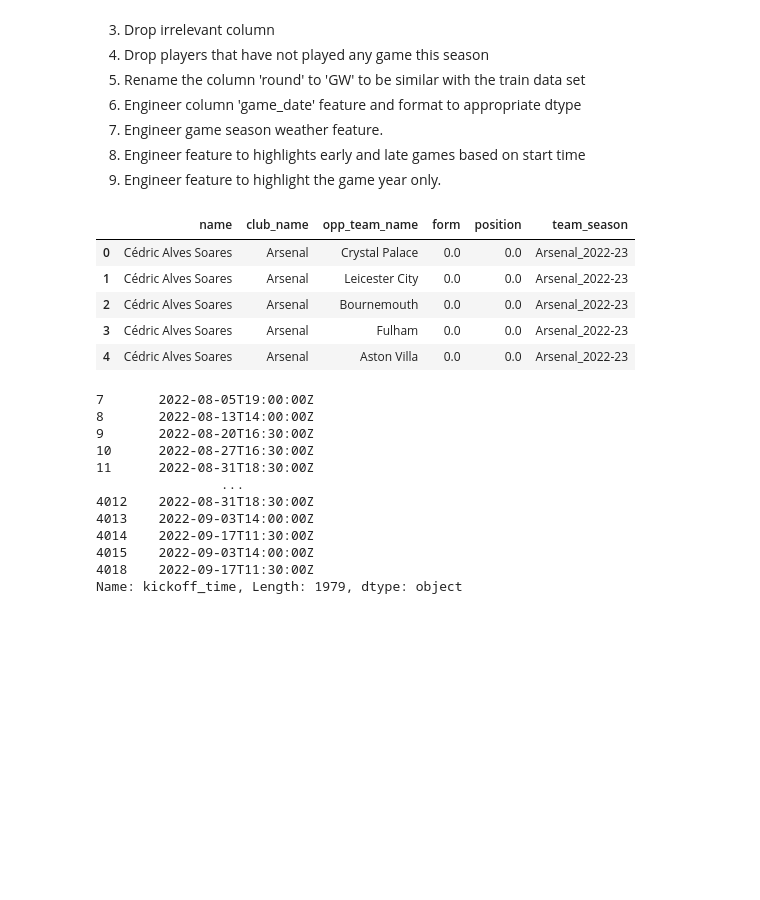
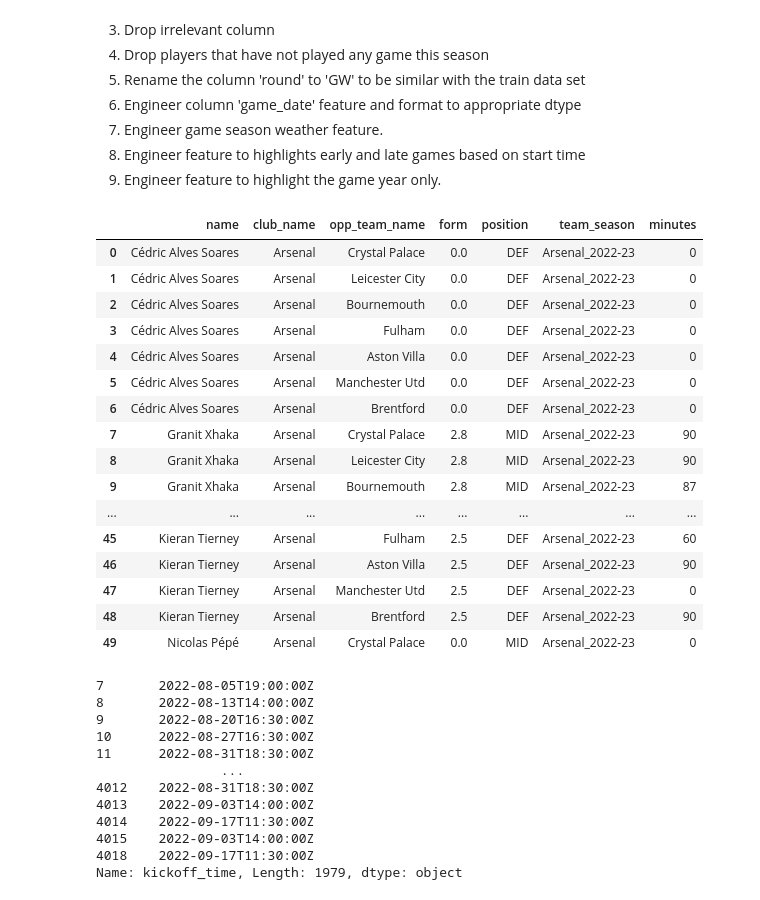
Before and after one commit to laniyadapo/FantasyPremierLeague, a Jupyter notebook: fantasy_test.ipynb, the cells around one changed output. Saved outputs shown, nothing was run; the diff lists cells and outputs as text; code cells hidden in the pictures; blank space fills up the shorter version.

```diff
--- a/fantasy_test.ipynb
+++ b/fantasy_test.ipynb
@@ -558,18 +558,29 @@ df_currentseason_clean['name'] = df_currentseason_clean['element'].map(teams_map
 df_currentseason_clean['club_name'] = df_currentseason_clean['element'].map(club_map)
 df_currentseason_clean['opp_team_name'] = df_currentseason_clean['opponent_team'].map(opp_teams_map)
 df_currentseason_clean['form'] = df_currentseason_clean['element'].map(form_map)
-df_currentseason_clean['position'] = df_currentseason_clean['element'].map(form_map)
+df_currentseason_clean['position'] = df_currentseason_clean['element'].map(position_map)
 df_currentseason_clean['team_season'] = df_currentseason_clean['club_name'] + '_' + df_currentseason_clean['season_x']
 # %%
 # Verify engineered features
-df_currentseason_clean[['name', 'club_name', 'opp_team_name', 'form', 'position', 'team_season']].head()
+df_currentseason_clean[['name', 'club_name', 'opp_team_name', 'form', 'position', 'team_season', 'minutes']].head(50)
 # %% [output]
-|  | name | club_name | opp_team_name | form | position | team_season |
-| 0 | Cédric Alves Soares | Arsenal | Crystal Palace | 0.0 | 0.0 | Arsenal_2022-23 |
-| 1 | Cédric Alves Soares | Arsenal | Leicester City | 0.0 | 0.0 | Arsenal_2022-23 |
-| 2 | Cédric Alves Soares | Arsenal | Bournemouth | 0.0 | 0.0 | Arsenal_2022-23 |
-| 3 | Cédric Alves Soares | Arsenal | Fulham | 0.0 | 0.0 | Arsenal_2022-23 |
-| 4 | Cédric Alves Soares | Arsenal | Aston Villa | 0.0 | 0.0 | Arsenal_2022-23 |
+|  | name | club_name | opp_team_name | form | position | team_season | minutes |
+| 0 | Cédric Alves Soares | Arsenal | Crystal Palace | 0.0 | DEF | Arsenal_2022-23 | 0 |
+| 1 | Cédric Alves Soares | Arsenal | Leicester City | 0.0 | DEF | Arsenal_2022-23 | 0 |
+| 2 | Cédric Alves Soares | Arsenal | Bournemouth | 0.0 | DEF | Arsenal_2022-23 | 0 |
+| 3 | Cédric Alves Soares | Arsenal | Fulham | 0.0 | DEF | Arsenal_2022-23 | 0 |
+| 4 | Cédric Alves Soares | Arsenal | Aston Villa | 0.0 | DEF | Arsenal_2022-23 | 0 |
+| 5 | Cédric Alves Soares | Arsenal | Manchester Utd | 0.0 | DEF | Arsenal_2022-23 | 0 |
+| 6 | Cédric Alves Soares | Arsenal | Brentford | 0.0 | DEF | Arsenal_2022-23 | 0 |
+| 7 | Granit Xhaka | Arsenal | Crystal Palace | 2.8 | MID | Arsenal_2022-23 | 90 |
+| 8 | Granit Xhaka | Arsenal | Leicester City | 2.8 | MID | Arsenal_2022-23 | 90 |
+| 9 | Granit Xhaka | Arsenal | Bournemouth | 2.8 | MID | Arsenal_2022-23 | 87 |
+| ... | ... | ... | ... | ... | ... | ... | ... |
+| 45 | Kieran Tierney | Arsenal | Fulham | 2.5 | DEF | Arsenal_2022-23 | 60 |
+| 46 | Kieran Tierney | Arsenal | Aston Villa | 2.5 | DEF | Arsenal_2022-23 | 90 |
+| 47 | Kieran Tierney | Arsenal | Manchester Utd | 2.5 | DEF | Arsenal_2022-23 | 0 |
+| 48 | Kieran Tierney | Arsenal | Brentford | 2.5 | DEF | Arsenal_2022-23 | 90 |
+| 49 | Nicolas Pépé | Arsenal | Crystal Palace | 0.0 | MID | Arsenal_2022-23 | 0 |
 # %%
 # Map the overall strength and defence and attack strength of each team for respective season.
 teamstrength=dict(zip(league_table_2022_clean.squad_season, league_table_2022_clean.team_strength))
```
Also changed, not shown: parts of 10 cells of this notebook, 1 other file.
